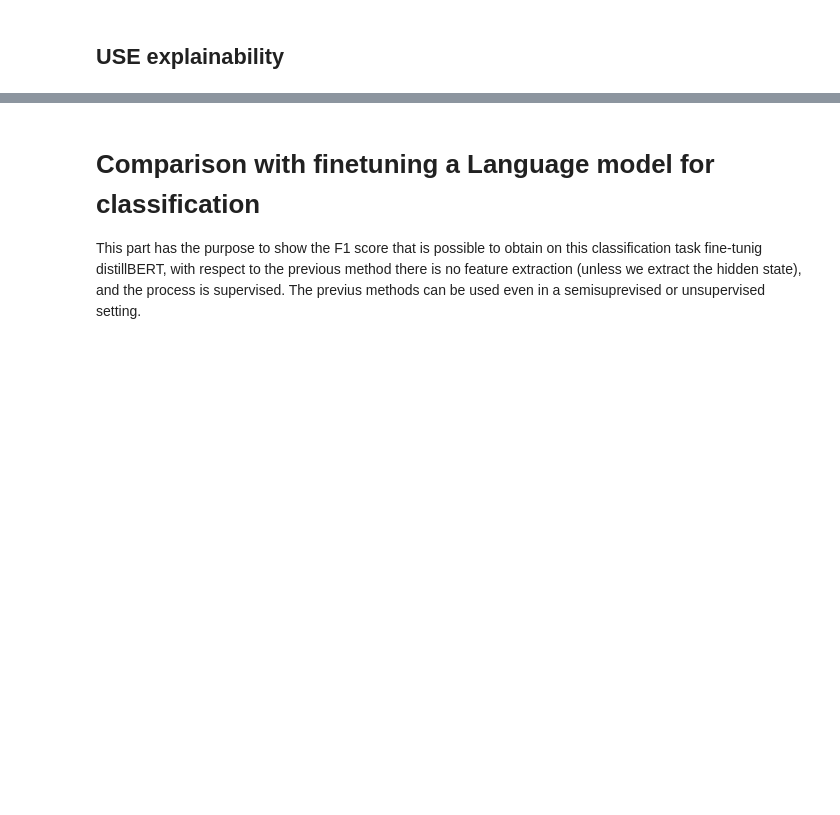
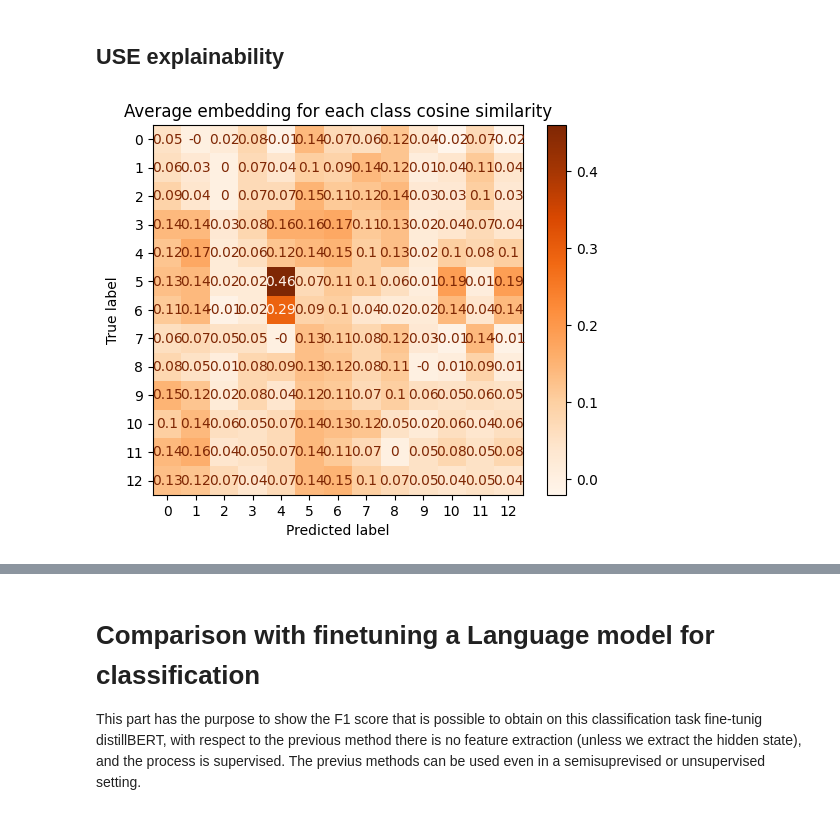
Before and after one commit to DavideBuldrin1/feature-extraction-for-text, a Jupyter notebook: lsa_lda_and_nmf_for_feature_extraction_bert.ipynb, the cells around one changed output, grey strips where cells are left out. Cells and saved outputs as stored; diff of their text form; code cells hidden in the pictures; blank space fills up the shorter version.

```diff
--- a/lsa_lda_and_nmf_for_feature_extraction_bert.ipynb
+++ b/lsa_lda_and_nmf_for_feature_extraction_bert.ipynb
@@ -1066,3 +1129,8 @@ for i in tqdm(range(num_batches)):
     # Encode the batch of sentences
     batch_embeddings = embed(batch)
     embeddings.extend(np.array(batch_embeddings))
+# %%
+word_to_check = ['graphics', 'scsi', 'mac', 'car', 'bike', 'team', 'game', 'key','computer', 'geb', 'people', 'israel', 'people']
+
+index_word_to_check = [word_indexes[i] for i in word_to_check]
+word_indexes['match']
@@ -1106,6 +1176,14 @@ for class_idx in range(0,len(categories)):
   top_term_indices = similarity_array.argsort()[:n_top_terms] #indices tha would sort the array so you have the word with the max importance
   top_terms = [my_words[i] for i in top_term_indices]
   top_terms_per_topic.append(top_terms)
+# %%
+cs  = cosine_similarity(np.array(class_centroids),np.array([ word_embeddings[i] for i in index_word_to_check])).round(2)
+disp = ConfusionMatrixDisplay(confusion_matrix=cs)
+disp.plot( cmap=plt.cm.Oranges)
+plt.title('Average embedding for each class cosine similarity')
+plt.show()
+# %% [output]
+[figure, added]
 # %%
 cs  = cosine_similarity(np.array(class_centroids),np.array(class_centroids)).round(2)
 disp = ConfusionMatrixDisplay(confusion_matrix=cs)
```
Also changed, not shown: parts of 98 cells of this notebook.
